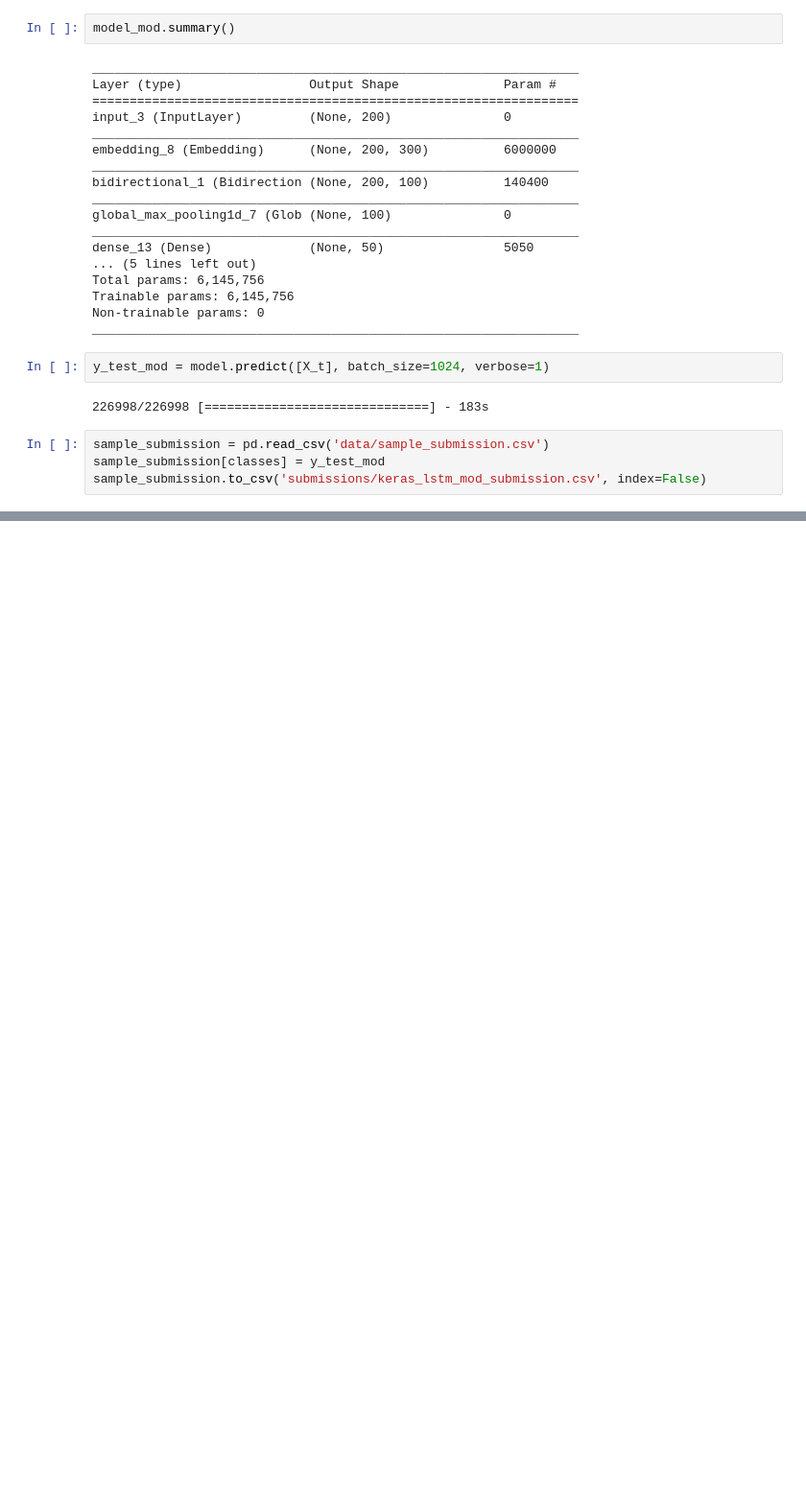
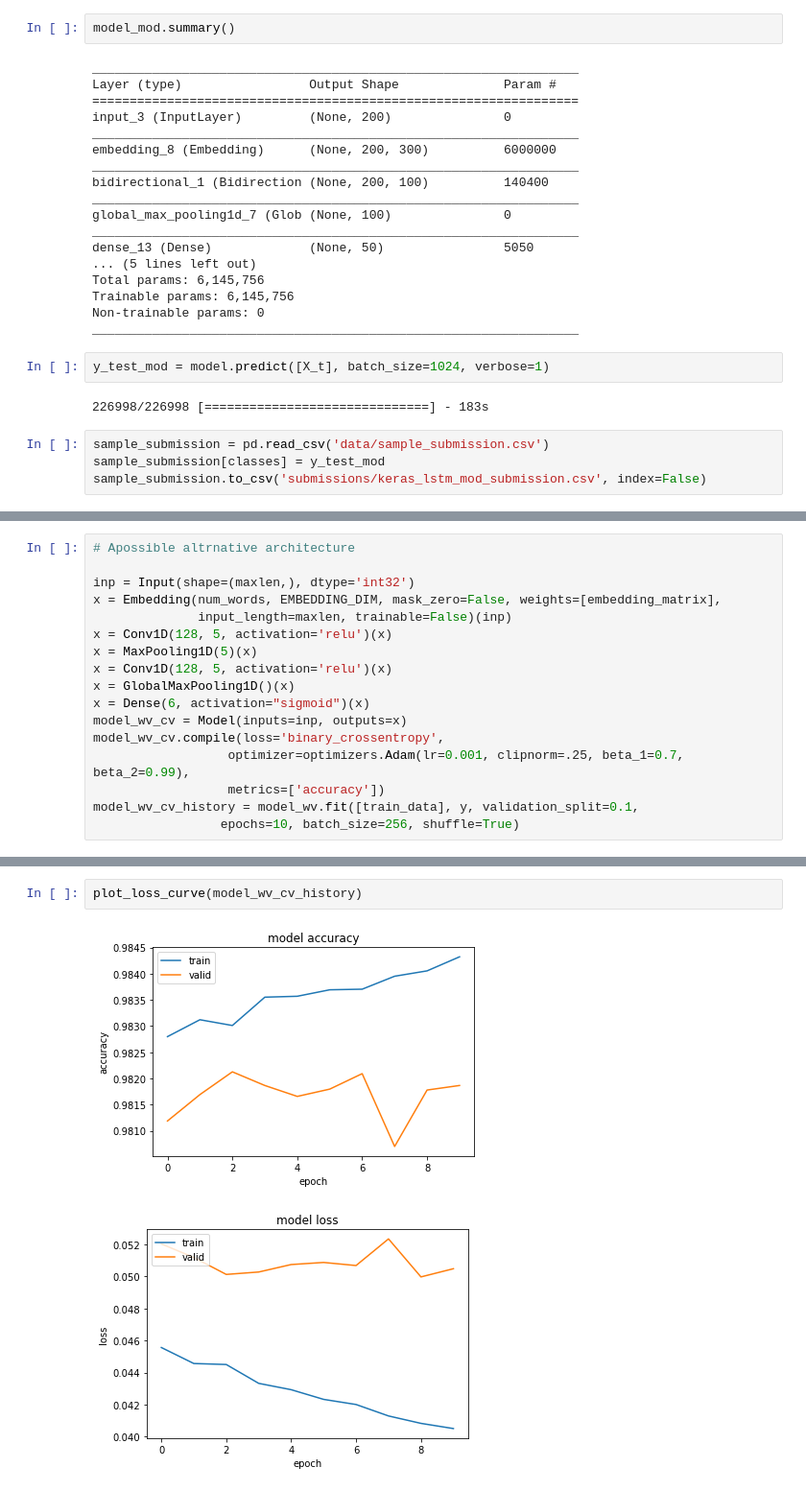
Before and after one commit to alaakh42/Toxic_Comment_Classification, a Jupyter notebook: text_classification_LSTM_usingKeras.ipynb, the cells around one changed output, grey strips where cells are left out. Shown at 96% size. Drawn from its saved outputs; the diff is of its cells as text; blank space fills up the shorter version.

```diff
--- a/text_classification_LSTM_usingKeras.ipynb
+++ b/text_classification_LSTM_usingKeras.ipynb
@@ -325,0 +502,17 @@ sample_submission.to_csv('submissions/keras_lstm_mod_submission.csv', index=Fals
+# %%
+# Apossible altrnative architecture
+
+inp = Input(shape=(maxlen,), dtype='int32')
+x = Embedding(num_words, EMBEDDING_DIM, mask_zero=False, weights=[embedding_matrix],
+              input_length=maxlen, trainable=False)(inp)
+x = Conv1D(128, 5, activation='relu')(x)
+x = MaxPooling1D(5)(x)
+x = Conv1D(128, 5, activation='relu')(x)
+x = GlobalMaxPooling1D()(x)
+x = Dense(6, activation="sigmoid")(x)
+model_wv_cv = Model(inputs=inp, outputs=x)
+model_wv_cv.compile(loss='binary_crossentropy',
+                  optimizer=optimizers.Adam(lr=0.001, clipnorm=.25, beta_1=0.7, beta_2=0.99),
+                  metrics=['accuracy'])
+model_wv_cv_history = model_wv.fit([train_data], y, validation_split=0.1,
+                 epochs=10, batch_size=256, shuffle=True)
@@ -325,0 +537,5 @@ sample_submission.to_csv('submissions/keras_lstm_mod_submission.csv', index=Fals
+# %%
+plot_loss_curve(model_wv_cv_history)
+# %% [output]
+[figure, added]
+[figure, added]
```
Also changed, not shown: parts of 19 cells of this notebook.
